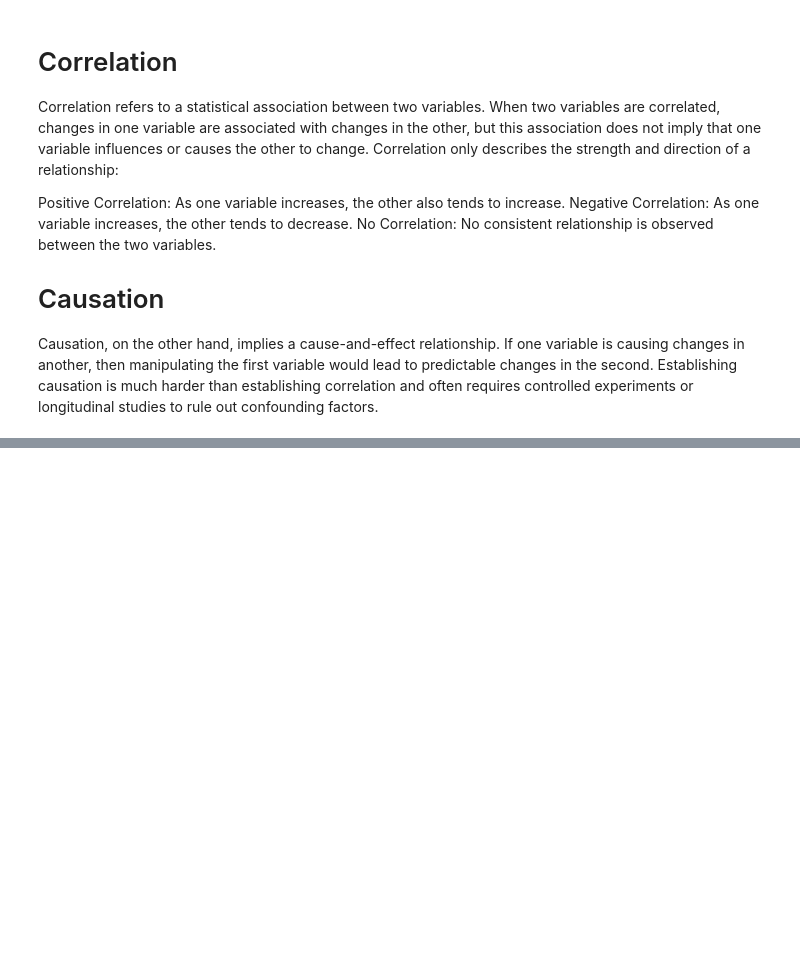
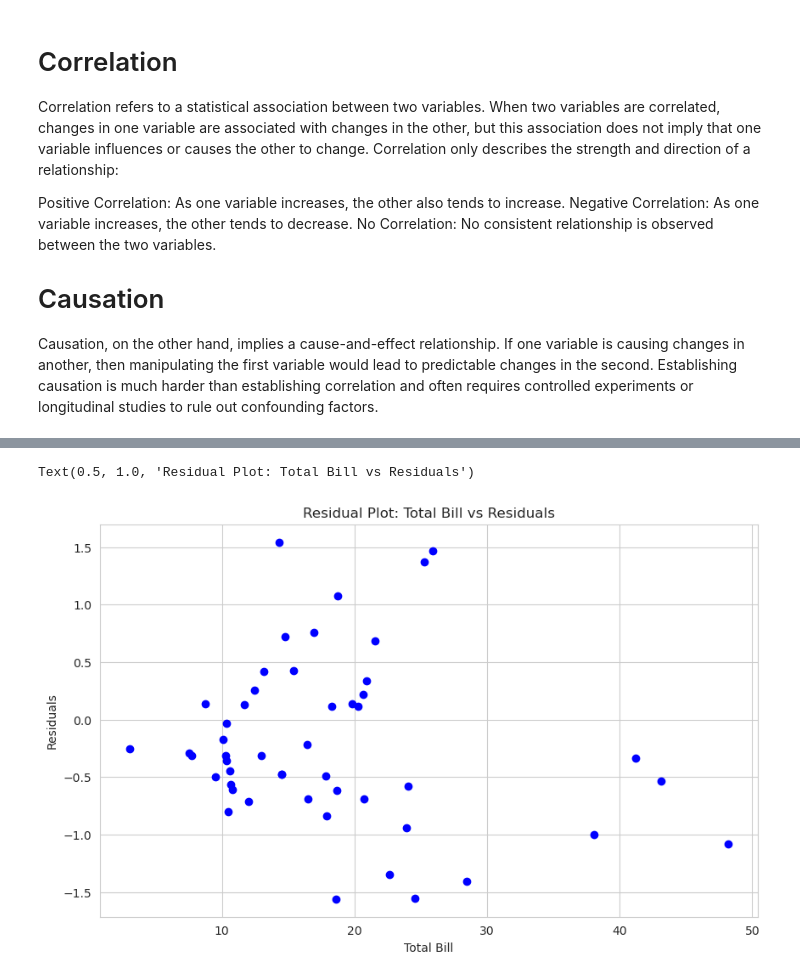
Before and after one commit to Ritik-mobcoder/Correlation-and-Regression-analysis, a Jupyter notebook: Correlation.ipynb, the cells around one changed output, grey strips where cells are left out. Cells and saved outputs as stored; diff of their text form; code cells hidden in the pictures; blank space fills up the shorter version.

```diff
--- a/Correlation.ipynb
+++ b/Correlation.ipynb
@@ -49,0 +113,11 @@ Causation, on the other hand, implies a cause-and-effect relationship. If one va
+# %%
+residuals = y_test - y_pred
+
+plt.figure(figsize=(10, 6))
+plt.scatter(X_test, residuals, color="blue", label="Residuals")
+plt.xlabel("Total Bill")
+plt.ylabel("Residuals")
+plt.title("Residual Plot: Total Bill vs Residuals")
+# %% [output]
+Text(0.5, 1.0, 'Residual Plot: Total Bill vs Residuals')
+[figure, added]
```
Also changed, not shown: parts of 8 cells of this notebook, 2 other files.
